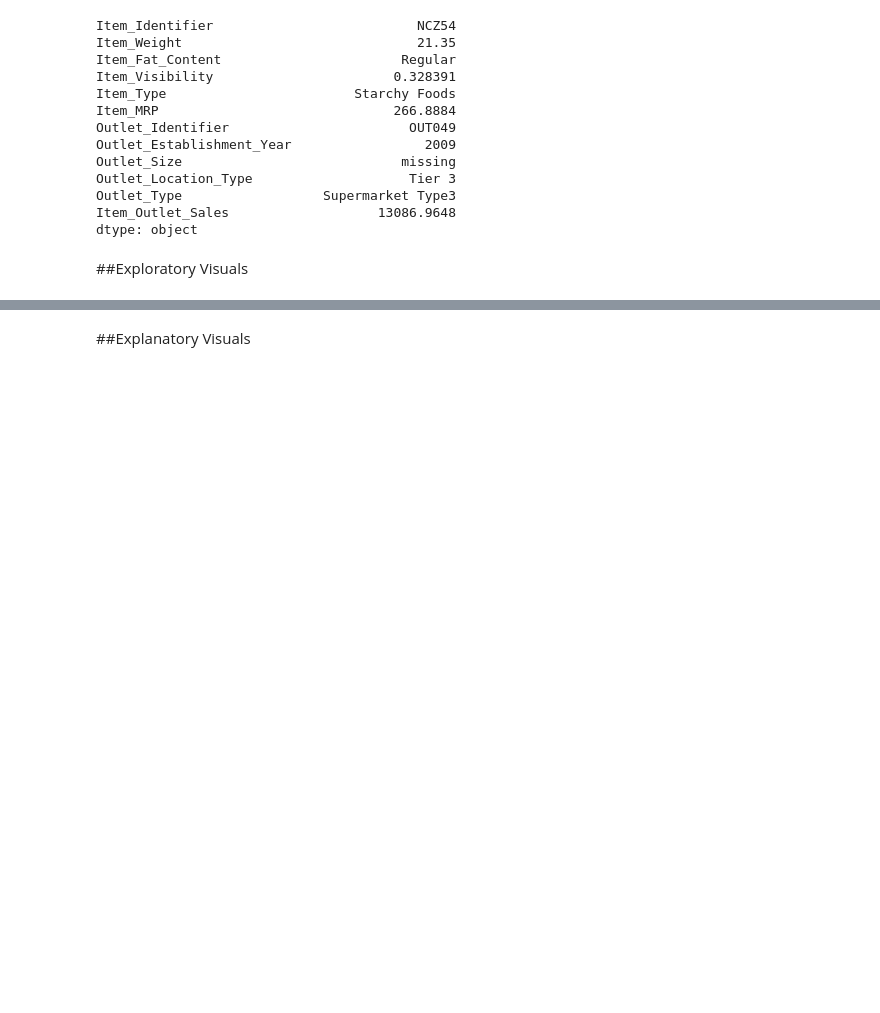
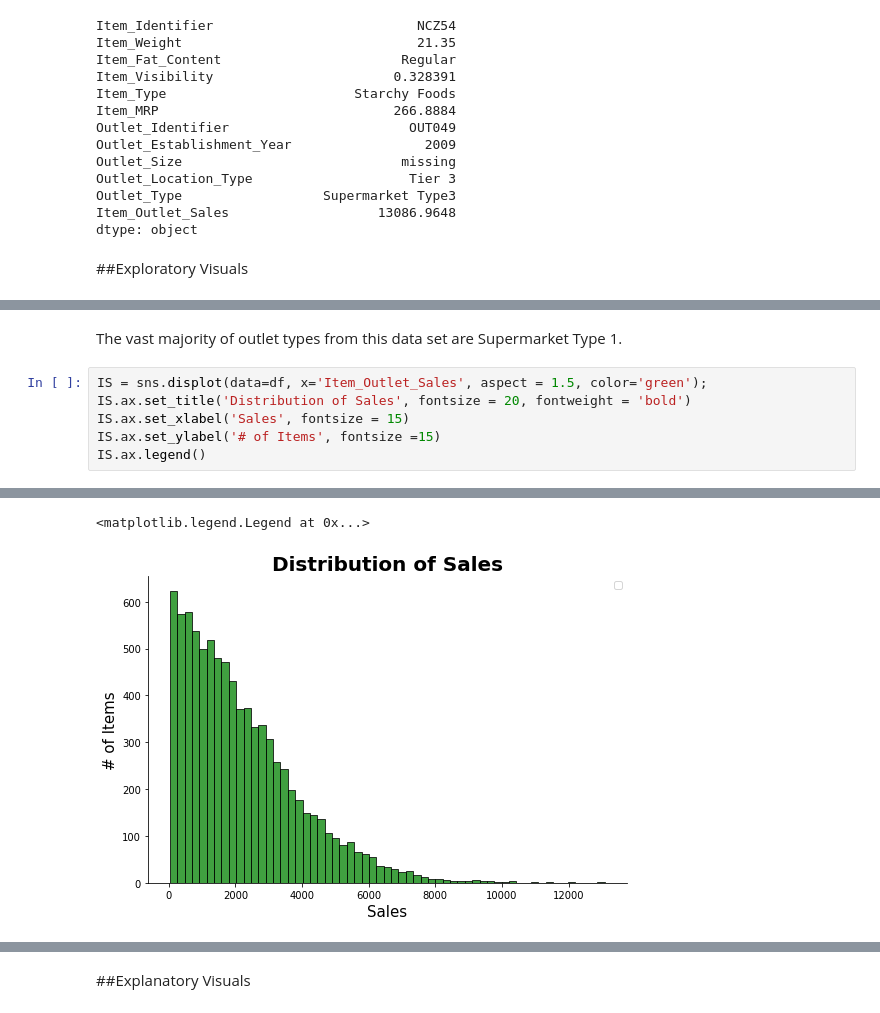
Before and after one commit to jcowart1987/SalesPredictions, a Jupyter notebook: Project1.ipynb, the cells around one changed output, grey strips where cells are left out. Drawn from its saved outputs; the diff is of its cells as text; blank space fills up the shorter version.

```diff
--- a/Project1.ipynb
+++ b/Project1.ipynb
@@ -168,0 +185,9 @@ dtype: object
+# %% [markdown]
+The vast majority of outlet types from this data set are Supermarket Type 1.
+# %%
+IS = sns.displot(data=df, x='Item_Outlet_Sales', aspect = 1.5, color='green');
+IS.ax.set_title('Distribution of Sales', fontsize = 20, fontweight = 'bold')
+IS.ax.set_xlabel('Sales', fontsize = 15)
+IS.ax.set_ylabel('# of Items', fontsize =15)
+IS.ax.legend()
+# %% [output]
@@ -168,0 +195,2 @@ dtype: object
+<matplotlib.legend.Legend at 0x...>
+[figure, added]
```
Also changed, not shown: parts of 8 cells of this notebook.
